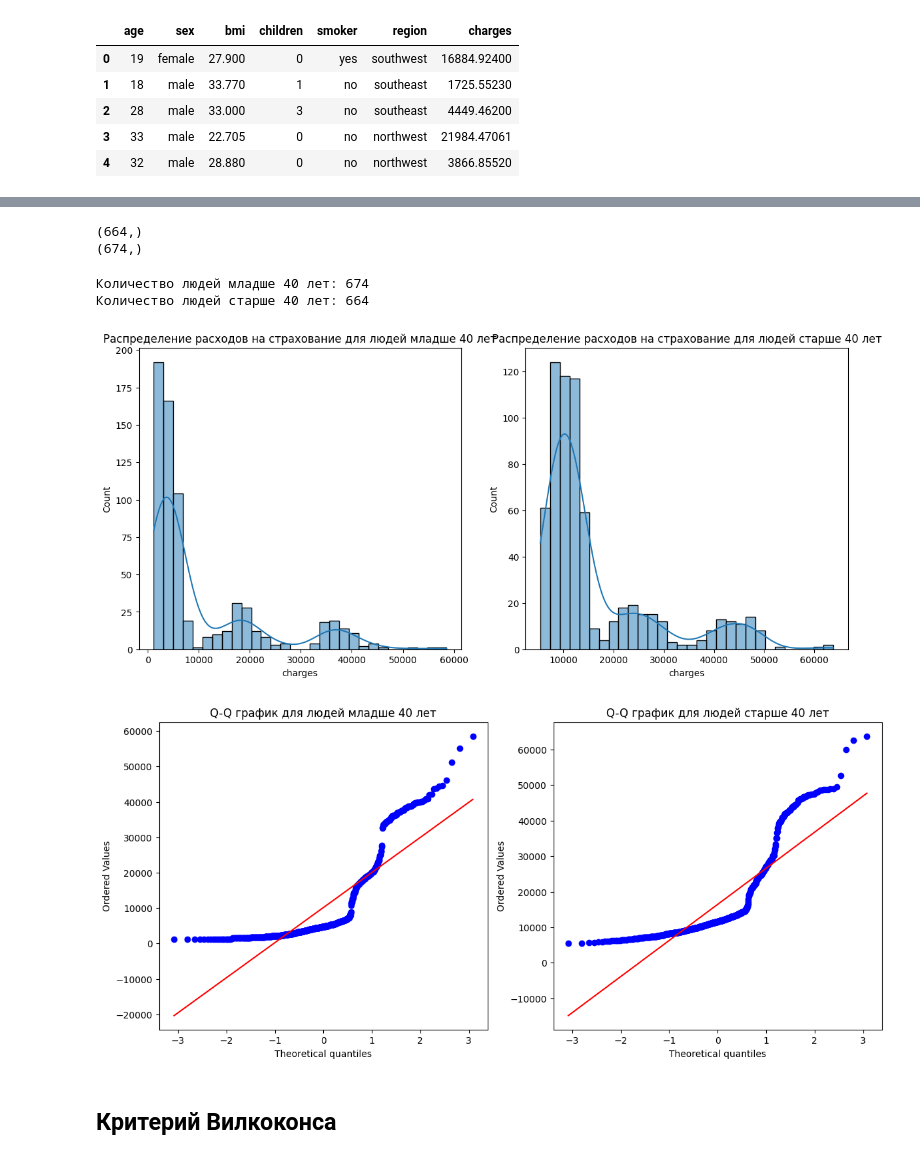
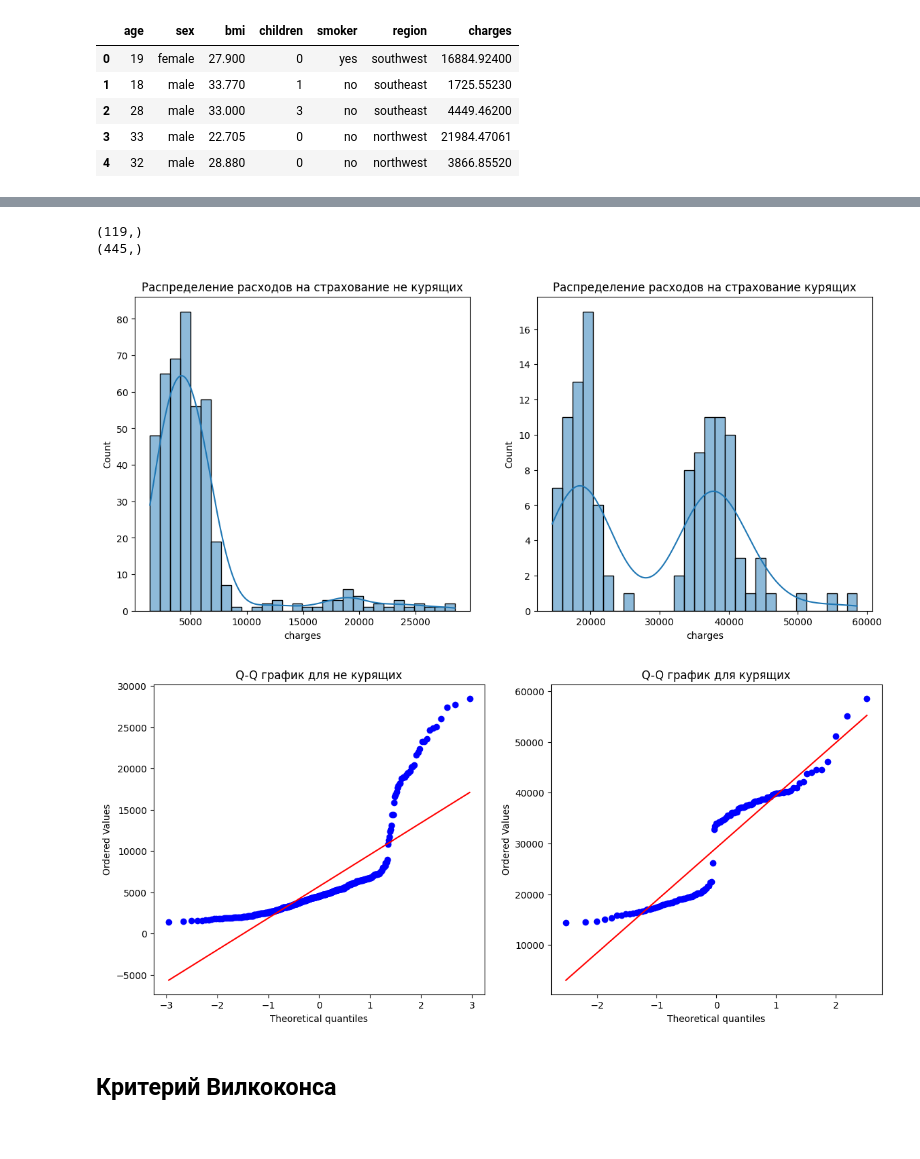
Before and after one commit to Shamilier/HSE_Monopoly, a Jupyter notebook: server/idz.ipynb, the cells around one changed output, grey strips where cells are left out. Saved outputs shown, nothing was run; the diff lists cells and outputs as text; code cells hidden in the pictures.

```diff
--- a/server/idz.ipynb
+++ b/server/idz.ipynb
@@ -14,12 +14,14 @@ df.head()
 | 3 | 33 | male | 22.705 | 0 | no | northwest | 21984.47061 |
 | 4 | 32 | male | 28.880 | 0 | no | northwest | 3866.85520 |
 # %%
-old = df[df['age'] >= 40]['charges'].reset_index(drop=True)
-young = df[df['age'] < 40]['charges'].reset_index(drop=True)
+age_filtered_df = df[(df['age'] >= 20) & (df['age'] <= 40)]
+
+smokers = age_filtered_df[age_filtered_df['smoker'] == "yes"]['charges'].reset_index(drop=True)
+non_smokers = age_filtered_df[age_filtered_df['smoker'] == "no"]['charges'].reset_index(drop=True)
 
 combined_df = pd.DataFrame({
-    'Старше 40': old,
-    'Младше 40': young
+    'Курящие': smokers,
+    'Не курящие': non_smokers
 })
 
 combined_df.head(15)
@@ -43,50 +45,38 @@ combined_df.head(15)
 # %%
-print(old.shape)
-print(young.shape)
+print(smokers.shape)
+print(non_smokers.shape)
 # %% [output]
-(664,)
-(674,)
+(119,)
+(445,)
 # %%
 import matplotlib.pyplot as plt
 import seaborn as sns
 from scipy import stats
 
-older_than_40 = df[df['age'] >= 40]['charges'].reset_index(drop=True)
-younger_than_40 = df[df['age'] < 40]['charges'].reset_index(drop=True)
-
-print("Количество людей младше 40 лет:", younger_than_40.shape[0])
-print("Количество людей старше 40 лет:", older_than_40.shape[0])
-
-combined_df = pd.DataFrame({
-    'Younger than 40': younger_than_40,
-    'Older than 40': older_than_40
-})
 
 fig, axes = plt.subplots(1, 2, figsize=(14, 6))
 
-sns.histplot(younger_than_40, bins=30, kde=True, ax=axes[0])
-axes[0].set_title('Распределение расходов на страхование для людей младше 40 лет')
+sns.histplot(non_smokers, bins=30, kde=True, ax=axes[0])
+axes[0].set_title('Распределение расходов на страхование не курящих')
 
-sns.histplot(older_than_40, bins=30, kde=True, ax=axes[1])
-axes[1].set_title('Распределение расходов на страхование для людей старше 40 лет')
+sns.histplot(smokers, bins=30, kde=True, ax=axes[1])
+axes[1].set_title('Распределение расходов на страхование курящих')
 
 plt.show()
 
 fig, axes = plt.subplots(1, 2, figsize=(14, 6))
 
-stats.probplot(younger_than_40, dist="norm", plot=axes[0])
+stats.probplot(non_smokers, dist="norm", plot=axes[0])
 
-axes[0].set_title('Q-Q график для людей младше 40 лет')
+axes[0].set_title('Q-Q график для не курящих')
 
-stats.probplot(older_than_40, dist="norm", plot=axes[1])
-axes[1].set_title('Q-Q график для людей старше 40 лет')
+stats.probplot(smokers, dist="norm", plot=axes[1])
+axes[1].set_title('Q-Q график для курящих')
 
 plt.show()
 # %% [output]
-Количество людей младше 40 лет: 674
-Количество людей старше 40 лет: 664
-[figure, old version]
+[figure, new version]
-[figure, old version]
+[figure, new version]
 # %% [markdown]
 ## Критерий Вилкоконса
 # %%
```
Also changed, not shown: parts of 16 cells of this notebook, 29 other files.
